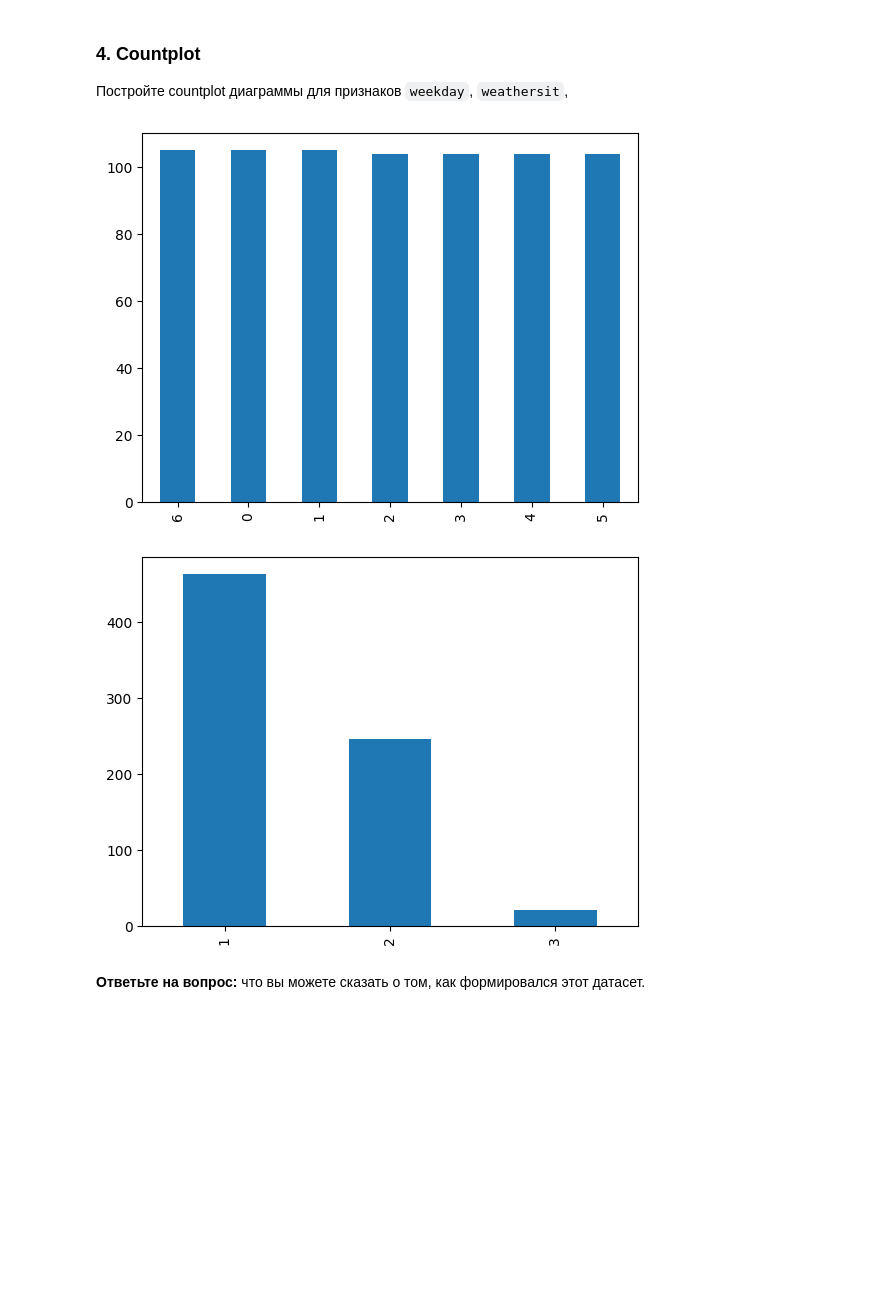
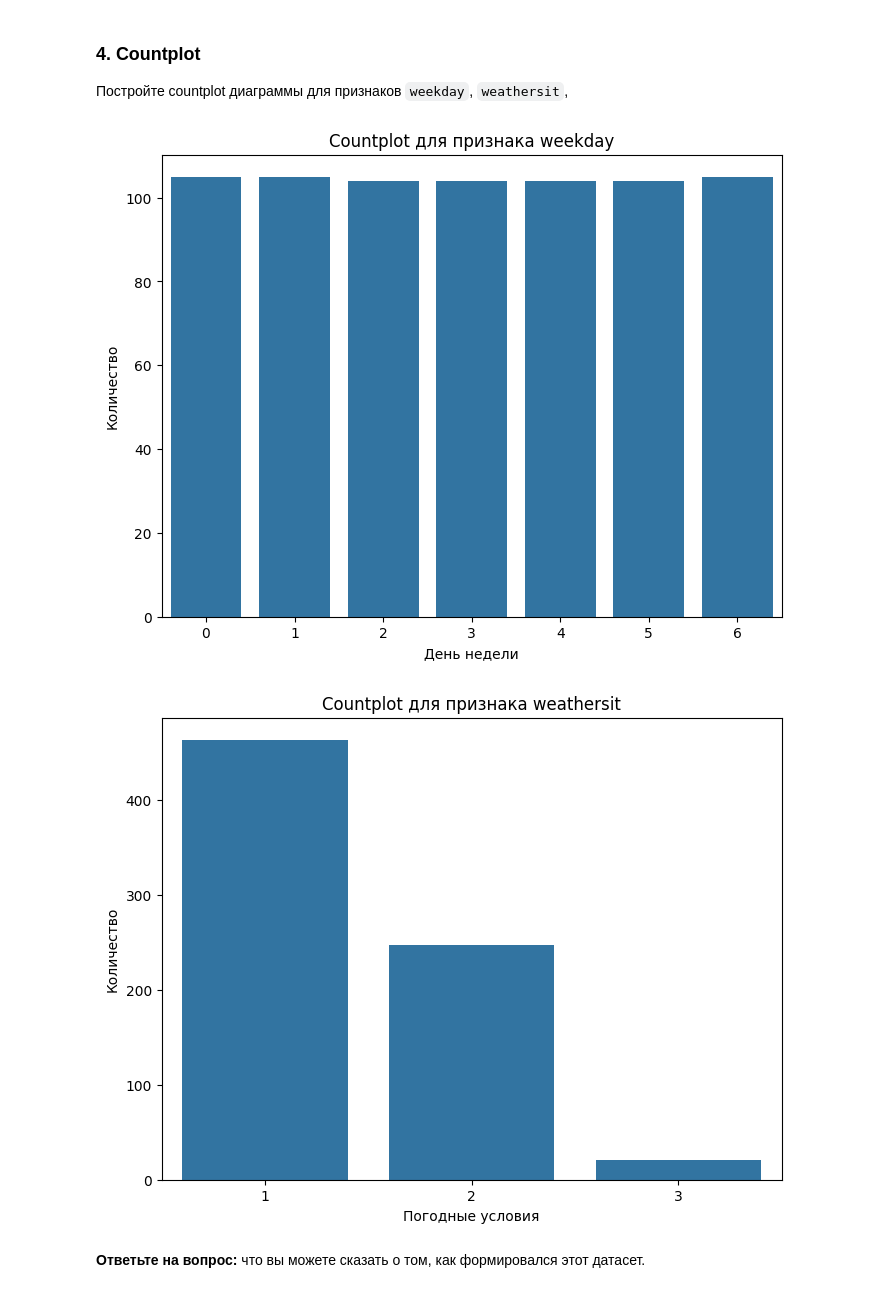
Before and after one commit to maxfraid/compmathsystem, a Jupyter notebook: Копия_блокнота_"Практическая_работа_№5_Библиотека_Pandas_ipynb".ipynb, the cells around one changed output. Cells and saved outputs as stored; diff of their text form; code cells hidden in the pictures; blank space fills up the shorter version.

```diff
--- a/Копия_блокнота_"Практическая_работа_№5_Библиотека_Pandas_ipynb".ipynb
+++ b/Копия_блокнота_"Практическая_работа_№5_Библиотека_Pandas_ipynb".ipynb
@@ -447,16 +447,22 @@ plt.show()
 ### 4. Countplot
 
 Постройте countplot диаграммы для признаков `weekday`, `weathersit`,
-# %%
-wekks = df['weekday'].value_counts()
-weathsit = df['weathersit'].value_counts()
-
-wekks.plot(kind='bar')
-plt.show()
-weathsit.plot(kind='bar')
-plt.show()
-# %% [output]
-[figure, removed]
-[figure, removed]
+# %%
+plt.figure(figsize=(8, 6))
+sns.countplot(x='weekday', data=df)
+plt.title('Countplot для признака weekday')
+plt.xlabel('День недели')
+plt.ylabel('Количество')
+plt.show()
+
+plt.figure(figsize=(8, 6))
+sns.countplot(x='weathersit', data=df)
+plt.title('Countplot для признака weathersit')
+plt.xlabel('Погодные условия')
+plt.ylabel('Количество')
+plt.show()
+# %% [output]
+[figure, added]
+[figure, added]
 # %% [markdown]
 **Ответьте на вопрос:** что вы можете сказать о том, как формировался этот датасет.
```
Also changed, not shown: parts of 25 cells of this notebook.
